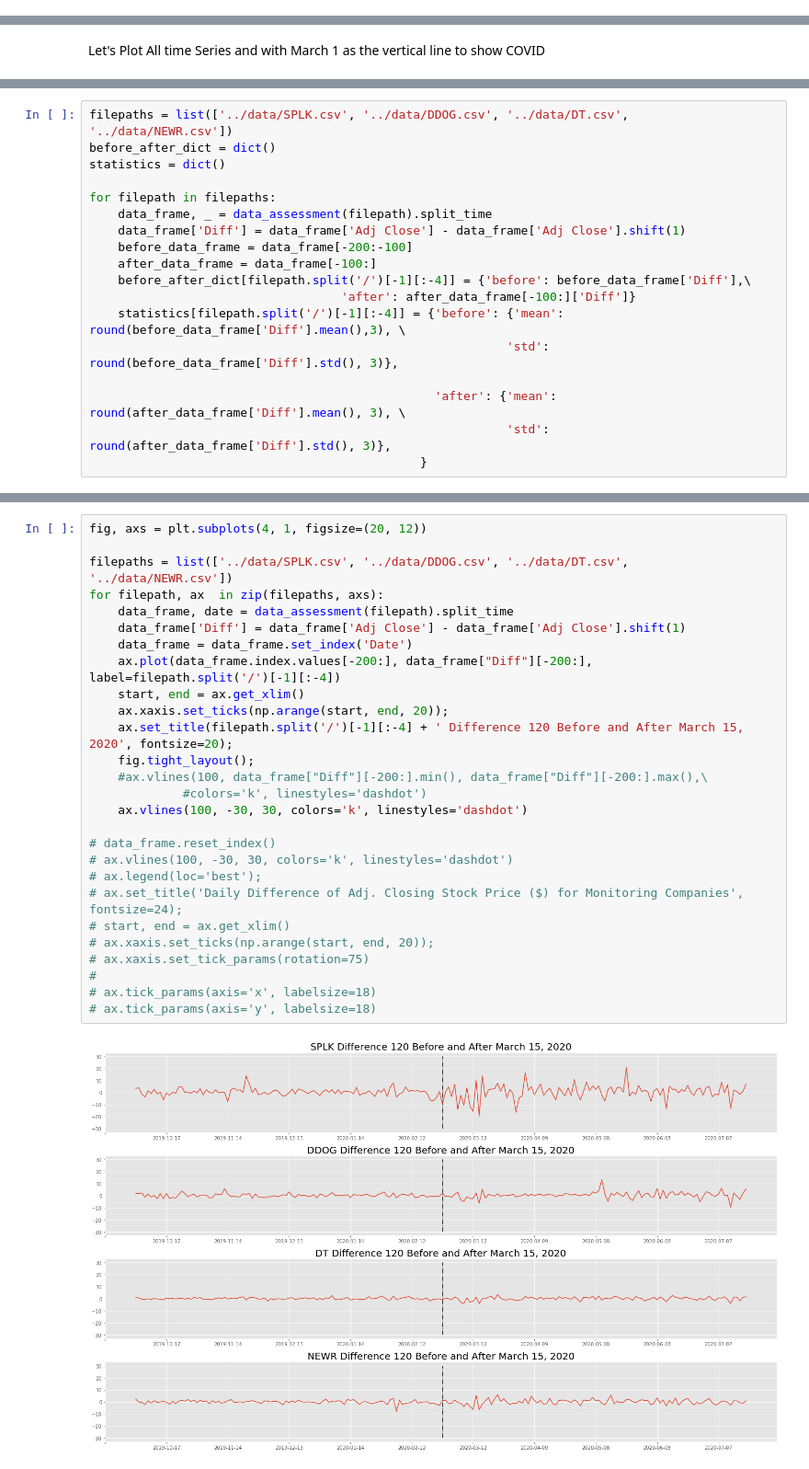
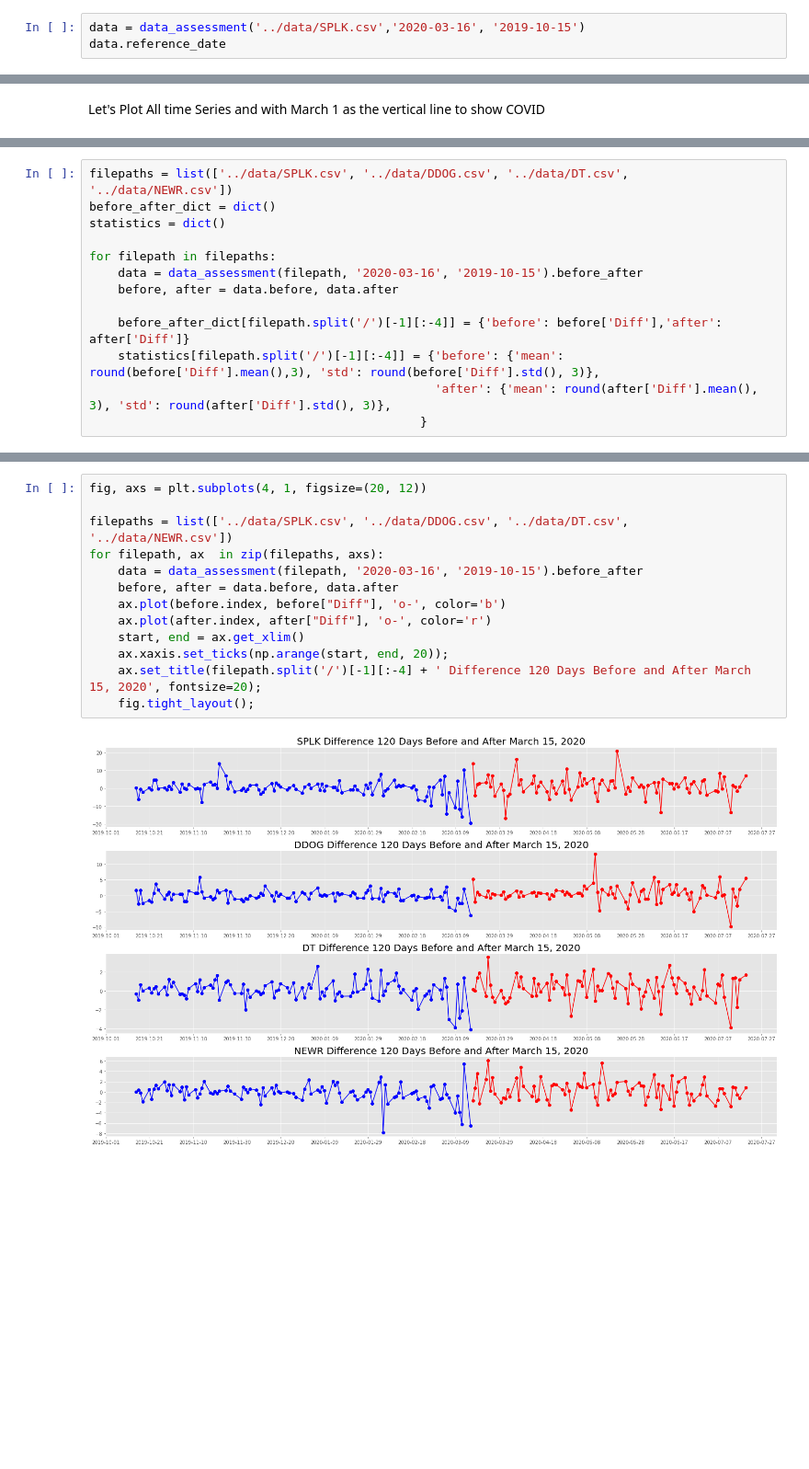
Before and after one commit to rghosh8/capstone-1, a Jupyter notebook: src/basic_exploration.ipynb, the cells around one changed output, grey strips where cells are left out. Shown at 92% size. Cells and saved outputs as stored; diff of their text form; blank space fills up the shorter version.

Commit message:
t test, visualization

```diff
--- a/src/basic_exploration.ipynb
+++ b/src/basic_exploration.ipynb
@@ -23,0 +39,3 @@ class data_assessment(object):
+# %%
+data = data_assessment('../data/SPLK.csv','2020-03-16', '2019-10-15')
+data.reference_date
@@ -71,17 +79,12 @@ before_after_dict = dict()
 statistics = dict()
 
 for filepath in filepaths:
-    data_frame, _ = data_assessment(filepath).split_time
-    data_frame['Diff'] = data_frame['Adj Close'] - data_frame['Adj Close'].shift(1)
-    before_data_frame = data_frame[-200:-100]
-    after_data_frame = data_frame[-100:]
-    before_after_dict[filepath.split('/')[-1][:-4]] = {'before': before_data_frame['Diff'],\
-                                   'after': after_data_frame[-100:]['Diff']}
-    statistics[filepath.split('/')[-1][:-4]] = {'before': {'mean': round(before_data_frame['Diff'].mean(),3), \
-                                                          'std': round(before_data_frame['Diff'].std(), 3)},
+    data = data_assessment(filepath, '2020-03-16', '2019-10-15').before_after
+    before, after = data.before, data.after
 
-                                                'after': {'mean': round(after_data_frame['Diff'].mean(), 3), \
-                                                          'std': round(after_data_frame['Diff'].std(), 3)},
+    before_after_dict[filepath.split('/')[-1][:-4]] = {'before': before['Diff'],'after': after['Diff']}
+    statistics[filepath.split('/')[-1][:-4]] = {'before': {'mean': round(before['Diff'].mean(),3), 'std': round(before['Diff'].std(), 3)},
+                                                'after': {'mean': round(after['Diff'].mean(), 3), 'std': round(after['Diff'].std(), 3)},
                                               }
 # %%
 pd.DataFrame(statistics)
@@ -96,29 +95,15 @@ statistics['SPLK']['after']['mean']
 # %%
 fig, axs = plt.subplots(4, 1, figsize=(20, 12))
 
 filepaths = list(['../data/SPLK.csv', '../data/DDOG.csv', '../data/DT.csv', '../data/NEWR.csv'])
 for filepath, ax  in zip(filepaths, axs):
-    data_frame, date = data_assessment(filepath).split_time
-    data_frame['Diff'] = data_frame['Adj Close'] - data_frame['Adj Close'].shift(1)
-    data_frame = data_frame.set_index('Date')
-    ax.plot(data_frame.index.values[-200:], data_frame["Diff"][-200:], label=filepath.split('/')[-1][:-4])
+    data = data_assessment(filepath, '2020-03-16', '2019-10-15').before_after
+    before, after = data.before, data.after
+    ax.plot(before.index, before["Diff"], 'o-', color='b')
+    ax.plot(after.index, after["Diff"], 'o-', color='r')
     start, end = ax.get_xlim()
     ax.xaxis.set_ticks(np.arange(start, end, 20));
-    ax.set_title(filepath.split('/')[-1][:-4] + ' Difference 120 Before and After March 15, 2020', fontsize=20);
+    ax.set_title(filepath.split('/')[-1][:-4] + ' Difference 120 Days Before and After March 15, 2020', fontsize=20);
     fig.tight_layout();
-    #ax.vlines(100, data_frame["Diff"][-200:].min(), data_frame["Diff"][-200:].max(),\
-             #colors='k', linestyles='dashdot')
-    ax.vlines(100, -30, 30, colors='k', linestyles='dashdot')
-
-# data_frame.reset_index()
-# ax.vlines(100, -30, 30, colors='k', linestyles='dashdot')
-# ax.legend(loc='best');
-# ax.set_title('Daily Difference of Adj. Closing Stock Price ($) for Monitoring Companies', fontsize=24);
-# start, end = ax.get_xlim()
-# ax.xaxis.set_ticks(np.arange(start, end, 20));
-# ax.xaxis.set_tick_params(rotation=75)
-#
-# ax.tick_params(axis='x', labelsize=18)
-# ax.tick_params(axis='y', labelsize=18)
 # %% [output]
-[figure, old version]
+[figure, new version]
```
Also changed, not shown: parts of 15 cells of this notebook.
